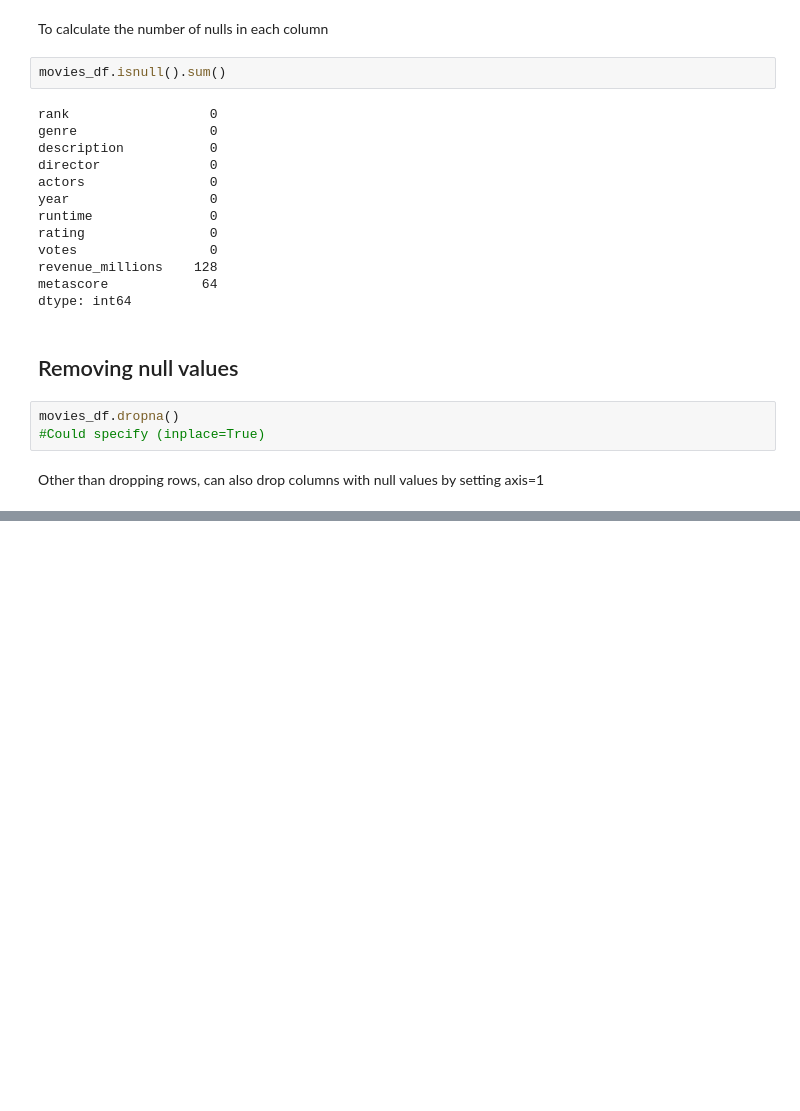
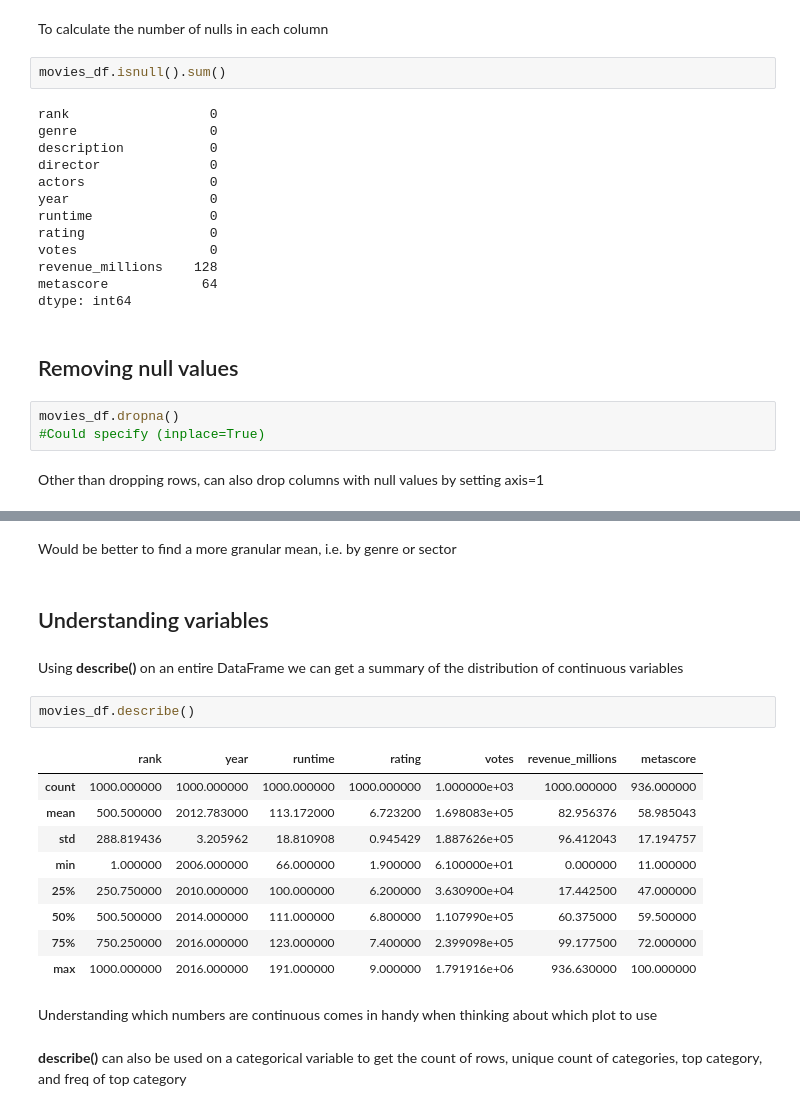
Before and after one commit to dylan-bogoevski/Learning-Pandas-for-Python, a Jupyter notebook: Pandas_Workbook1.ipynb, the cells around one changed output, grey strips where cells are left out. Saved outputs shown, nothing was run; the diff lists cells and outputs as text; blank space fills up the shorter version.

```diff
--- a/Pandas_Workbook1.ipynb
+++ b/Pandas_Workbook1.ipynb
@@ -290,0 +336,22 @@ movies_df.dropna(axis=1)
+# %% [markdown]
+Would be better to find a more granular mean, i.e. by genre or sector
+# %% [markdown]
+## Understanding variables
+# %% [markdown]
+Using **describe()** on an entire DataFrame we can get a summary of the distribution of continuous variables
+# %%
+movies_df.describe()
+# %% [output]
+|  | rank | year | runtime | rating | votes | revenue_millions | metascore |
+| count | 1000.000000 | 1000.000000 | 1000.000000 | 1000.000000 | 1.000000e+03 | 1000.000000 | 936.000000 |
+| mean | 500.500000 | 2012.783000 | 113.172000 | 6.723200 | 1.698083e+05 | 82.956376 | 58.985043 |
+| std | 288.819436 | 3.205962 | 18.810908 | 0.945429 | 1.887626e+05 | 96.412043 | 17.194757 |
+| min | 1.000000 | 2006.000000 | 66.000000 | 1.900000 | 6.100000e+01 | 0.000000 | 11.000000 |
+| 25% | 250.750000 | 2010.000000 | 100.000000 | 6.200000 | 3.630900e+04 | 17.442500 | 47.000000 |
+| 50% | 500.500000 | 2014.000000 | 111.000000 | 6.800000 | 1.107990e+05 | 60.375000 | 59.500000 |
+| 75% | 750.250000 | 2016.000000 | 123.000000 | 7.400000 | 2.399098e+05 | 99.177500 | 72.000000 |
+| max | 1000.000000 | 2016.000000 | 191.000000 | 9.000000 | 1.791916e+06 | 936.630000 | 100.000000 |
+# %% [markdown]
+Understanding which numbers are continuous comes in handy when thinking about which plot to use
+# %% [markdown]
+**describe()** can also be used on a categorical variable to get the count of rows, unique count of categories, top category, and freq of top category
```
Also changed, not shown: parts of 42 cells of this notebook.
